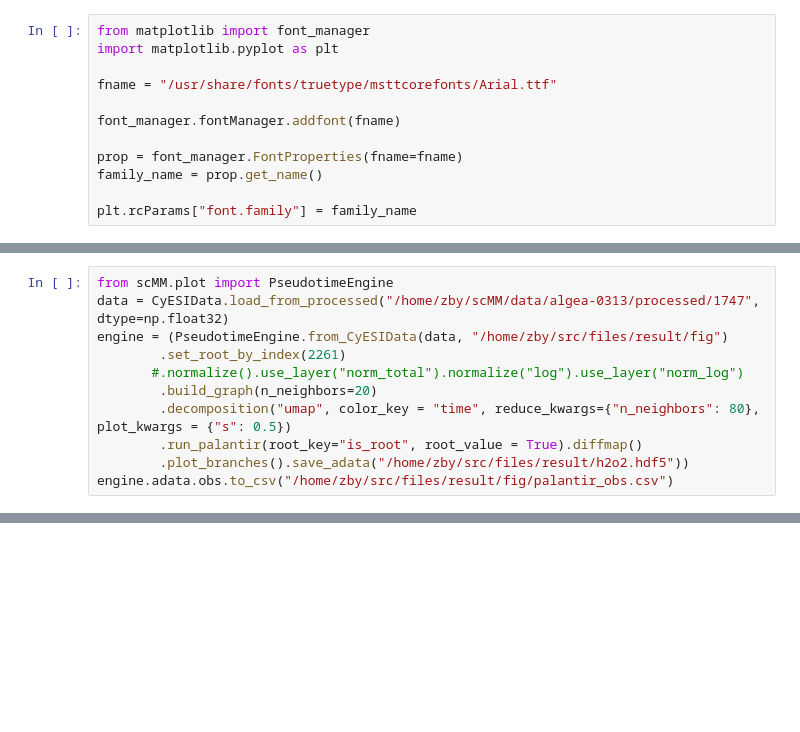
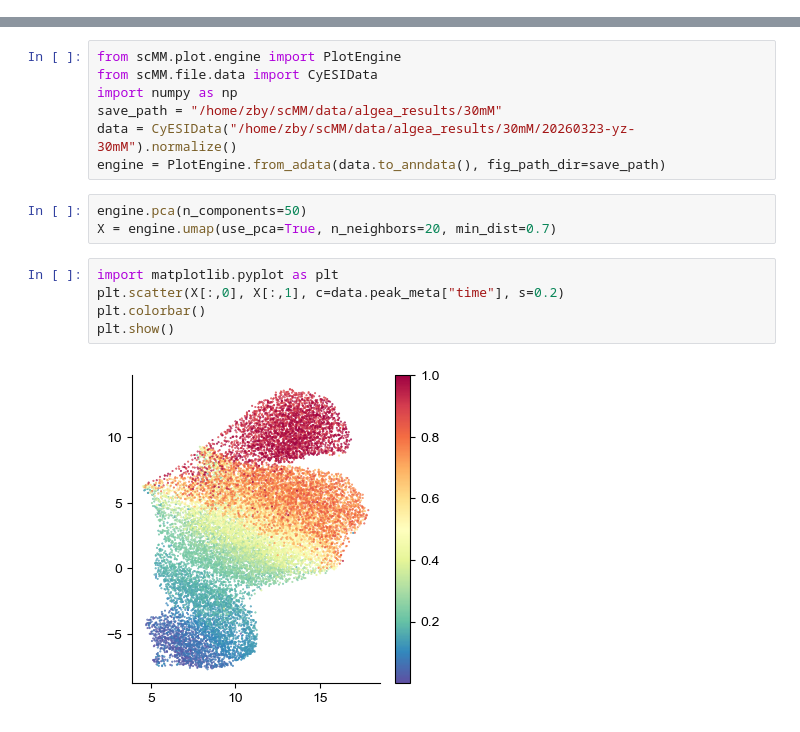
Before and after one commit to creeper349/scMM, a Jupyter notebook: scMM.analysis.ipynb, the cells around one changed output, grey strips where cells are left out. Saved outputs shown, nothing was run; the diff lists cells and outputs as text; blank space fills up the shorter version.

```diff
--- a/scMM.analysis.ipynb
+++ b/scMM.analysis.ipynb
@@ -16,12 +0,0 @@ print(data.data.shape)
-# %%
-from matplotlib import font_manager
-import matplotlib.pyplot as plt
-
-fname = "/usr/share/fonts/truetype/msttcorefonts/Arial.ttf"
-
-font_manager.fontManager.addfont(fname)
-
-prop = font_manager.FontProperties(fname=fname)
-family_name = prop.get_name()
-
-plt.rcParams["font.family"] = family_name
@@ -37,11 +0,0 @@ data.save("/home/zby/scMM/data/algea-0313/processed")
-# %%
-from scMM.plot import PseudotimeEngine
-data = CyESIData.load_from_processed("/home/zby/scMM/data/algea-0313/processed/1747", dtype=np.float32)
-engine = (PseudotimeEngine.from_CyESIData(data, "/home/zby/src/files/result/fig")
-        .set_root_by_index(2261)
-       #.normalize().use_layer("norm_total").normalize("log").use_layer("norm_log")
-        .build_graph(n_neighbors=20)
-        .decomposition("umap", color_key = "time", reduce_kwargs={"n_neighbors": 80}, plot_kwargs = {"s": 0.5})
-        .run_palantir(root_key="is_root", root_value = True).diffmap()
-        .plot_branches().save_adata("/home/zby/src/files/result/h2o2.hdf5"))
-engine.adata.obs.to_csv("/home/zby/src/files/result/fig/palantir_obs.csv")
@@ -92,0 +1,17 @@ engine = PseudotimeEngine.from_adata("/home/zby/src/files/result/h2o2.hdf5", "/h
+# %%
+from scMM.plot.engine import PlotEngine
+from scMM.file.data import CyESIData
+import numpy as np
+save_path = "/home/zby/scMM/data/algea_results/30mM"
+data = CyESIData("/home/zby/scMM/data/algea_results/30mM/20260323-yz-30mM").normalize()
+engine = PlotEngine.from_adata(data.to_anndata(), fig_path_dir=save_path)
+# %%
+engine.pca(n_components=50)
+X = engine.umap(use_pca=True, n_neighbors=20, min_dist=0.7)
+# %%
+import matplotlib.pyplot as plt
+plt.scatter(X[:,0], X[:,1], c=data.peak_meta["time"], s=0.2)
+plt.colorbar()
+plt.show()
+# %% [output]
+[figure, added]
```
Also changed, not shown: parts of 14 cells of this notebook, 16 other files.
